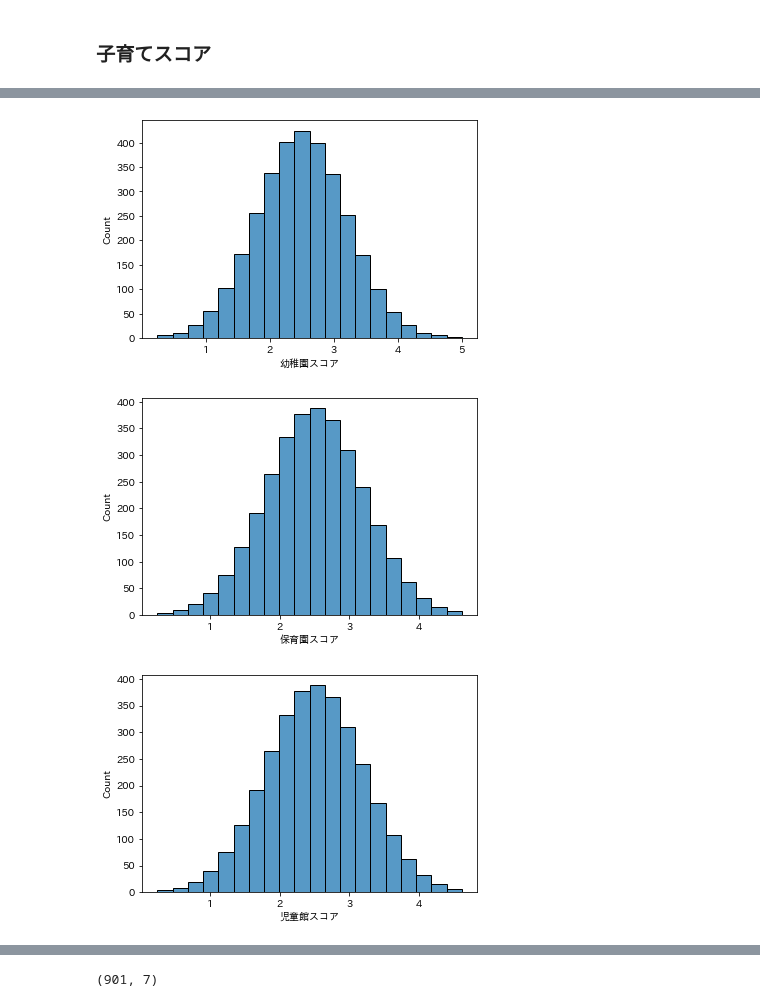
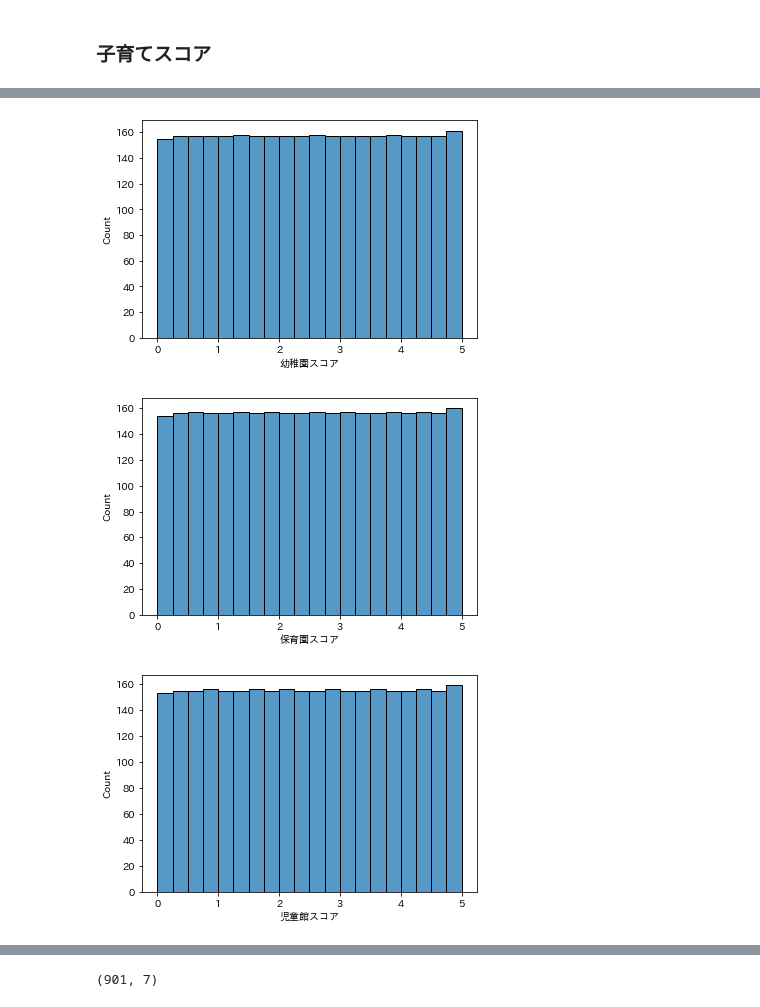
Before and after one commit to z-guard/analysis, a Jupyter notebook: notebooks/childcare_score.ipynb, the cells around one changed output, grey strips where cells are left out. Cells and saved outputs as stored; diff of their text form; code cells hidden in the pictures.

```diff
--- a/notebooks/childcare_score.ipynb
+++ b/notebooks/childcare_score.ipynb
@@ -51,8 +49,8 @@ print(df_pop_master.shape)
 ### 学校スコア
 # %%
 df_school_score = pd.read_csv(os.path.join(DIR_NAME, 'public_school_score.csv'))[[
-    '地域ID', '幼稚園スコア',
-]].set_index('地域ID')
+    'town_id', '幼稚園スコア',
+]].set_index('town_id')
 print(df_school_score.shape)
 # %% [output]
 (3145, 1)
@@ -70,8 +68,8 @@ df_school_score.head()
 ### 保育園
 # %%
 df_nursery_score = pd.read_csv(os.path.join(DIR_NAME, 'nursery_score.csv'))[[
-    '地域ID', '保育園スコア', '児童館スコア'
-]].set_index('地域ID')
+    'town_id', '保育園スコア', '児童館スコア'
+]].set_index('town_id')
 print(df_nursery_score.shape)
 # %% [output]
 (3145, 2)
@@ -100,11 +95,11 @@ def rank_score(sr_data):
 ### 子育てスコア
 # %%
 df_score = pd.concat([
-    df_pop_master,
+    df_geo_master,
     df_school_score,
     df_nursery_score
 ], axis=1)
 print(df_score.shape)
-assert len(df_score) == len(df_pop_master)
-df_pop_master = df_score
+assert len(df_score) == len(df_geo_master)
+df_geo_master = df_score
 # %% [output]
@@ -124,17 +119,17 @@ df_pop_master.head()
 # %%
 feature_list = {
-    '幼稚園スコア': {'sort': 1, 'weight': 1},
+    '幼稚園スコア': {'sort': 1, 'weight': 0.7},
     '保育園スコア': {'sort': 1, 'weight': 1},
-    '児童館スコア': {'sort': 1, 'weight': 1},
+    '児童館スコア': {'sort': 1, 'weight': 0.8},
 }
 # %%
 for feature_name in feature_list.keys():
-    sns.histplot(df_pop_master[feature_name], bins=20)
+    sns.histplot(df_geo_master[feature_name], bins=20)
     plt.show()
 # %% [output]
-[figure, old version]
+[figure, new version]
-[figure, old version]
+[figure, new version]
-[figure, old version]
+[figure, new version]
 # %%
 score_list = []
 for key, value in feature_list.items():
```
Also changed, not shown: parts of 18 cells of this notebook.
